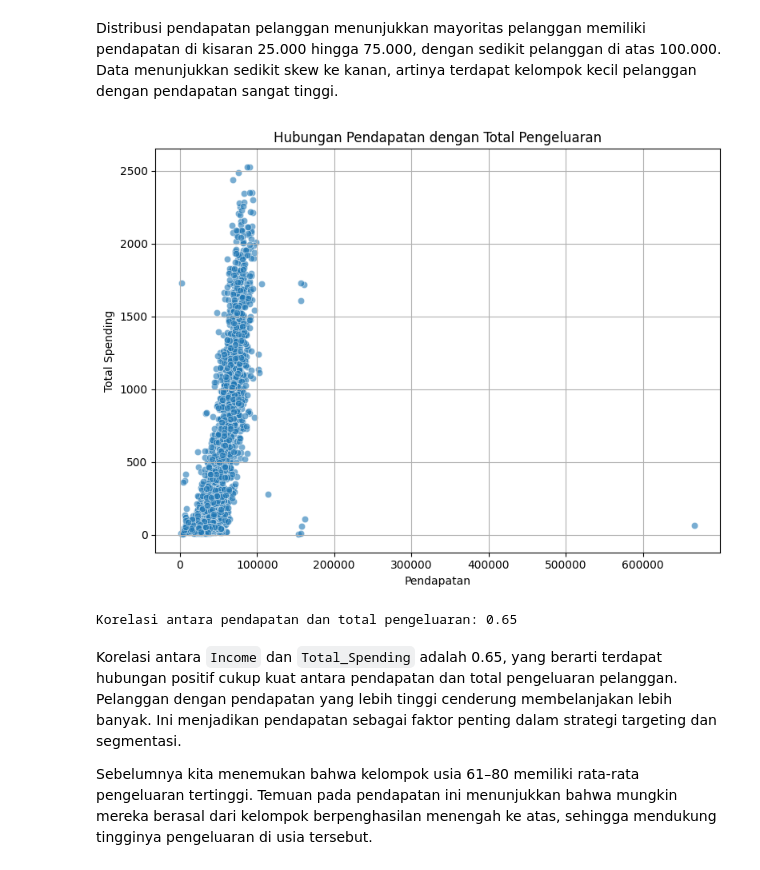
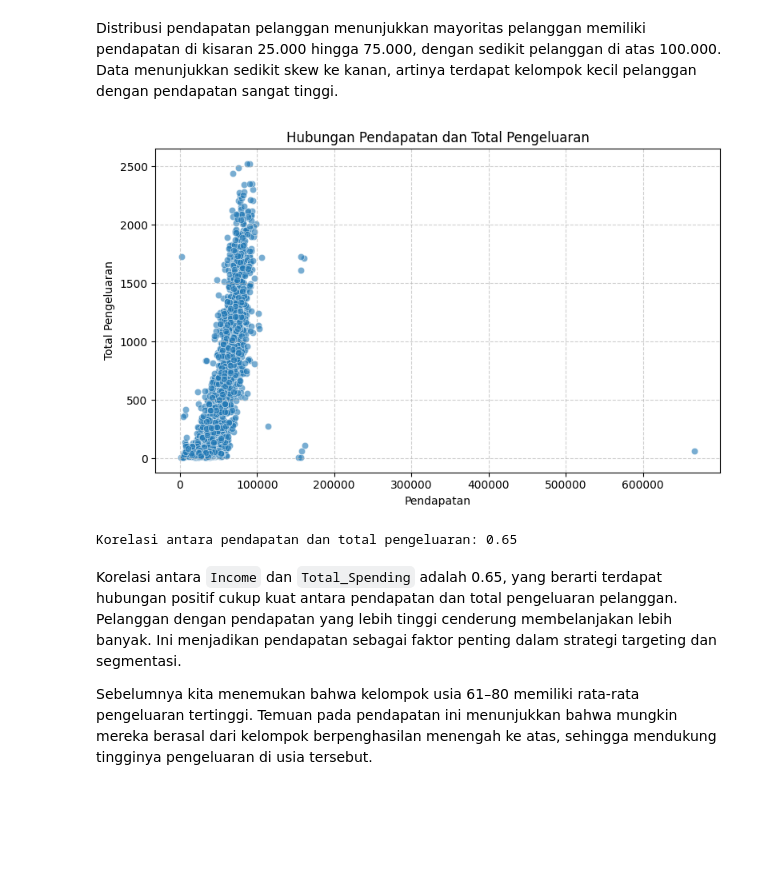
Before and after one commit to Himmel134/supermarket_customers, a Jupyter notebook: notebooks/1.0-bdp-inital-data-exploration.ipynb, the cells around one changed output. Saved outputs shown, nothing was run; the diff lists cells and outputs as text; code cells hidden in the pictures; blank space fills up the shorter version.

```diff
--- a/notebooks/1.0-bdp-inital-data-exploration.ipynb
+++ b/notebooks/1.0-bdp-inital-data-exploration.ipynb
@@ -497,21 +521,20 @@ plt.show()
 # %% [markdown]
 Distribusi pendapatan pelanggan menunjukkan mayoritas pelanggan memiliki pendapatan di kisaran 25.000 hingga 75.000, dengan sedikit pelanggan di atas 100.000. Data menunjukkan sedikit skew ke kanan, artinya terdapat kelompok kecil pelanggan dengan pendapatan sangat tinggi.
 # %%
-# Scatter plot & korelasi
-plt.figure(figsize=(8, 6))
-sns.scatterplot(x='Income', y='Total_Spending', data=df_new, alpha=0.6)
-plt.title("Hubungan Pendapatan dengan Total Pengeluaran")
-plt.xlabel("Pendapatan")
-plt.ylabel("Total Spending")
-plt.grid(True)
+# Analisis 2: Korelasi antara Pendapatan dan Total Pengeluaran
+plt.figure(figsize=(8, 5))
+sns.scatterplot(data=df_new, x='Income', y='Total_Spending', alpha=0.6)
+plt.title('Hubungan Pendapatan dan Total Pengeluaran')
+plt.xlabel('Pendapatan')
+plt.ylabel('Total Pengeluaran')
+plt.grid(True, linestyle='--', alpha=0.6)
 plt.tight_layout()
 plt.show()
 
-# Korelasi
 correlation_income = df_new[['Income', 'Total_Spending']].corr().iloc[0, 1]
 print(f"Korelasi antara pendapatan dan total pengeluaran: {correlation_income:.2f}")
 # %% [output]
-[figure, old version]
+[figure, new version]
 Korelasi antara pendapatan dan total pengeluaran: 0.65
 # %% [markdown]
 Korelasi antara `Income` dan `Total_Spending` adalah 0.65, yang berarti terdapat hubungan positif cukup kuat antara pendapatan dan total pengeluaran pelanggan. Pelanggan dengan pendapatan yang lebih tinggi cenderung membelanjakan lebih banyak. Ini menjadikan pendapatan sebagai faktor penting dalam strategi targeting dan segmentasi.
```
Also changed, not shown: parts of 64 cells of this notebook.
